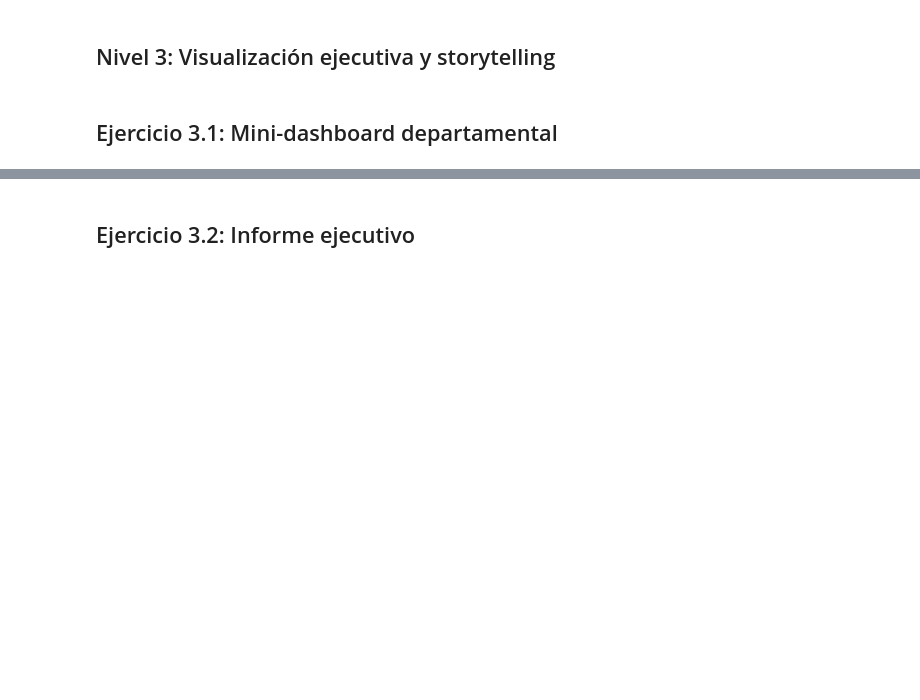
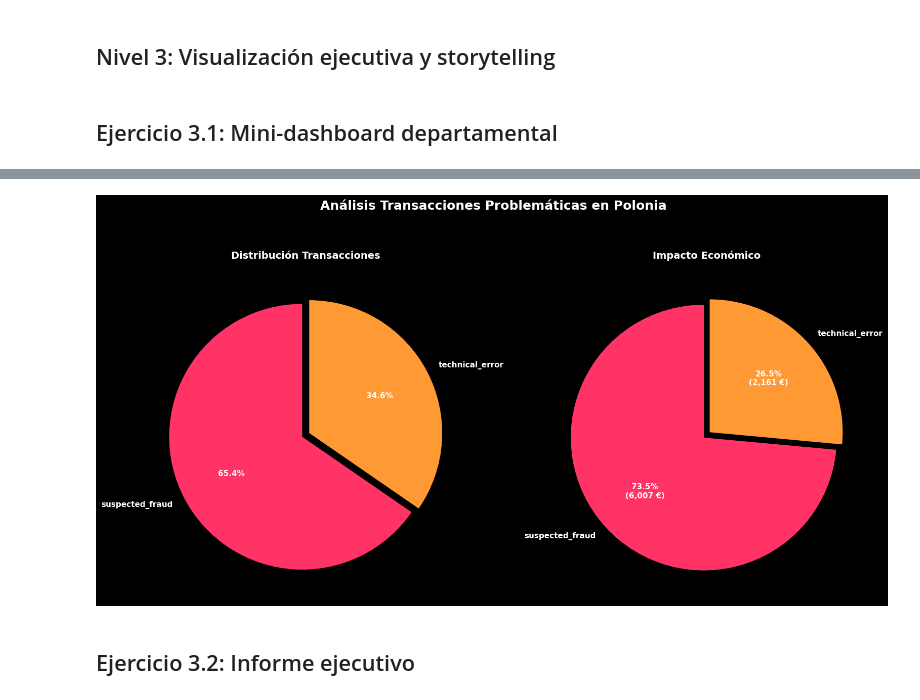
Before and after one commit to jordi-cx/it_academy, a Jupyter notebook: sprint_09_jcx_wip.ipynb, the cells around one changed output, grey strips where cells are left out. Drawn from its saved outputs; the diff is of its cells as text; code cells hidden in the pictures; blank space fills up the shorter version.

```diff
--- a/sprint_09_jcx_wip.ipynb
+++ b/sprint_09_jcx_wip.ipynb
@@ -1611,2 +2056,41 @@ plt.show()
+# %%
+# Mini-dashboard Visualización de Transacciones problemáticas
+
+plt.style.use('dark_background')
+fig, axes = plt.subplots(1, 2, figsize=(16, 8))
+
+motivos_declined.plot(
+    kind='pie',
+    ax=axes[0], # Posición primer gráfico
+    autopct='%1.1f%%',
+    startangle=90,
+    colors=['#FF3366', '#FF9933', '#00E5FF', '#B026FF'],
+    explode=[0.03] * len(motivos_declined),
+    ylabel='',
+    textprops={'fontsize': 11, 'fontweight': 'bold', 'color': 'white'}
+)
+axes[0].set_title('Distribución Transacciones', fontsize=14, fontweight='bold', pad=15)
+
+def formato_etiquetas(pct, valores):
+    valor_absoluto = (pct / 100.) * sum(valores)
+    return f"{pct:.1f}%\n({valor_absoluto:,.0f} €)"
+
+importes_declined.plot(
+    kind='pie',
+    ax=axes[1], # Posición segundo gráfico
+    autopct=lambda pct: formato_etiquetas(pct, importes_declined),
+    startangle=90,
+    colors=['#FF3366', '#FF9933', '#00E5FF', '#B026FF'],
+    explode=[0.03] * len(importes_declined),
+    ylabel='',
+    textprops={'fontsize': 11, 'fontweight': 'bold', 'color': 'white'}
+)
+axes[1].set_title('Impacto Económico', fontsize=14, fontweight='bold', pad=15)
+
+plt.suptitle('Análisis Transacciones Problemáticas en Polonia', fontsize=18, fontweight='bold', y=1.05)
+plt.tight_layout()
+plt.show()
+# %% [output]
+[figure, added]
 # %% [markdown]
 ## Ejercicio 3.2: Informe ejecutivo
```
Also changed, not shown: parts of 24 cells of this notebook.
